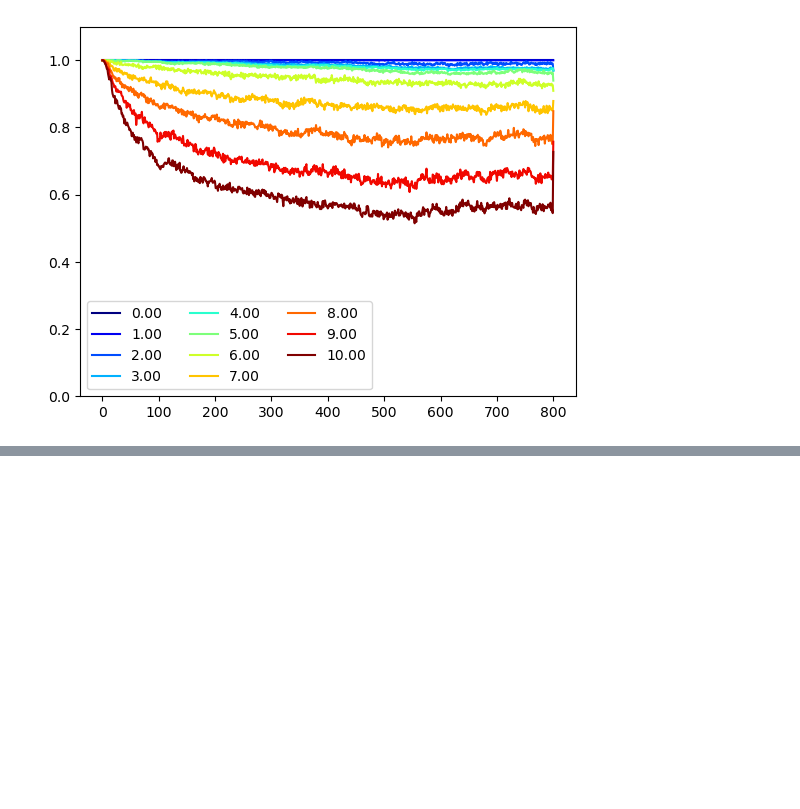
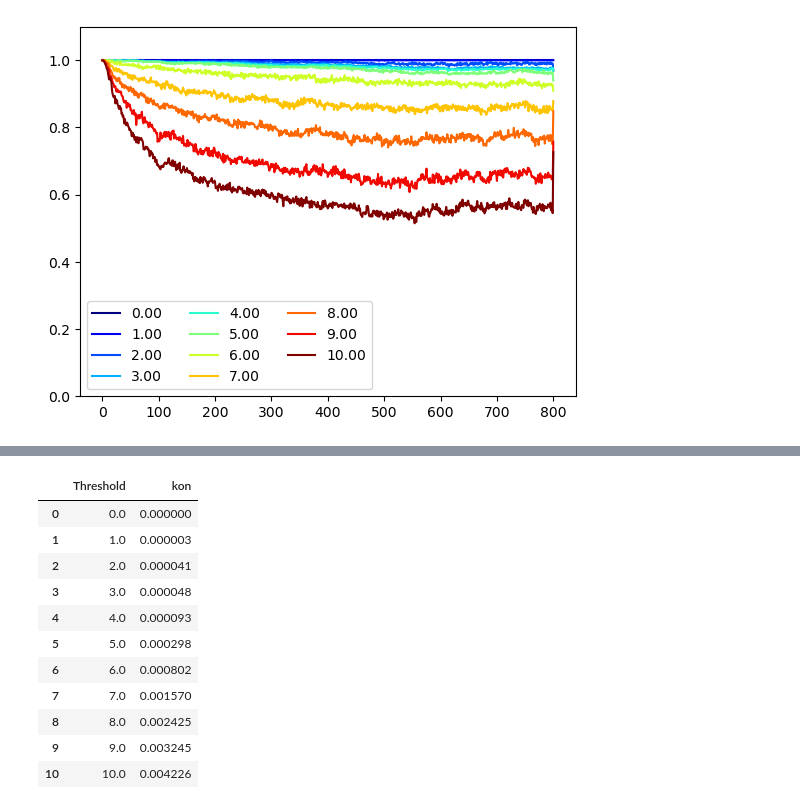
Before and after one commit to giorginolab/sh2-som, a Jupyter notebook: 2-survival-plots.ipynb, the cells around one changed output, grey strips where cells are left out. Cells and saved outputs as stored; diff of their text form; code cells hidden in the pictures; blank space fills up the shorter version.

```diff
--- a/2-survival-plots.ipynb
+++ b/2-survival-plots.ipynb
@@ -163,0 +158,29 @@ pl.legend(loc="lower left", ncol=3)
+# %%
+def ulmCI(k):
+    return np.array([scipy.stats.chi2.ppf(.025,2*k)/2,
+                     scipy.stats.chi2.ppf(.975,2*(k+1))/2])
+
+rmsd_rates = []
+for thr, rmsd_surv in rmsd_surv_all.groupby("Threshold"):
+    nev = rmsd_surv["Status"].sum()
+    totT = rmsd_surv["Time"].sum()
+    ulm = ulmCI(nev)/totT
+    rmsd_rates.append({"Threshold": thr,
+                      "kon": nev/totT,
+                      "klow", })
+rmsd_rates=pd.DataFrame(rmsd_rates)
+# %%
+rmsd_rates
+# %% [output]
+|  | Threshold | kon |
+| 0 | 0.0 | 0.000000 |
+| 1 | 1.0 | 0.000003 |
+| 2 | 2.0 | 0.000041 |
+| 3 | 3.0 | 0.000048 |
+| 4 | 4.0 | 0.000093 |
+| 5 | 5.0 | 0.000298 |
+| 6 | 6.0 | 0.000802 |
+| 7 | 7.0 | 0.001570 |
+| 8 | 8.0 | 0.002425 |
+| 9 | 9.0 | 0.003245 |
+| 10 | 10.0 | 0.004226 |
```
Also changed, not shown: parts of 6 cells of this notebook.
